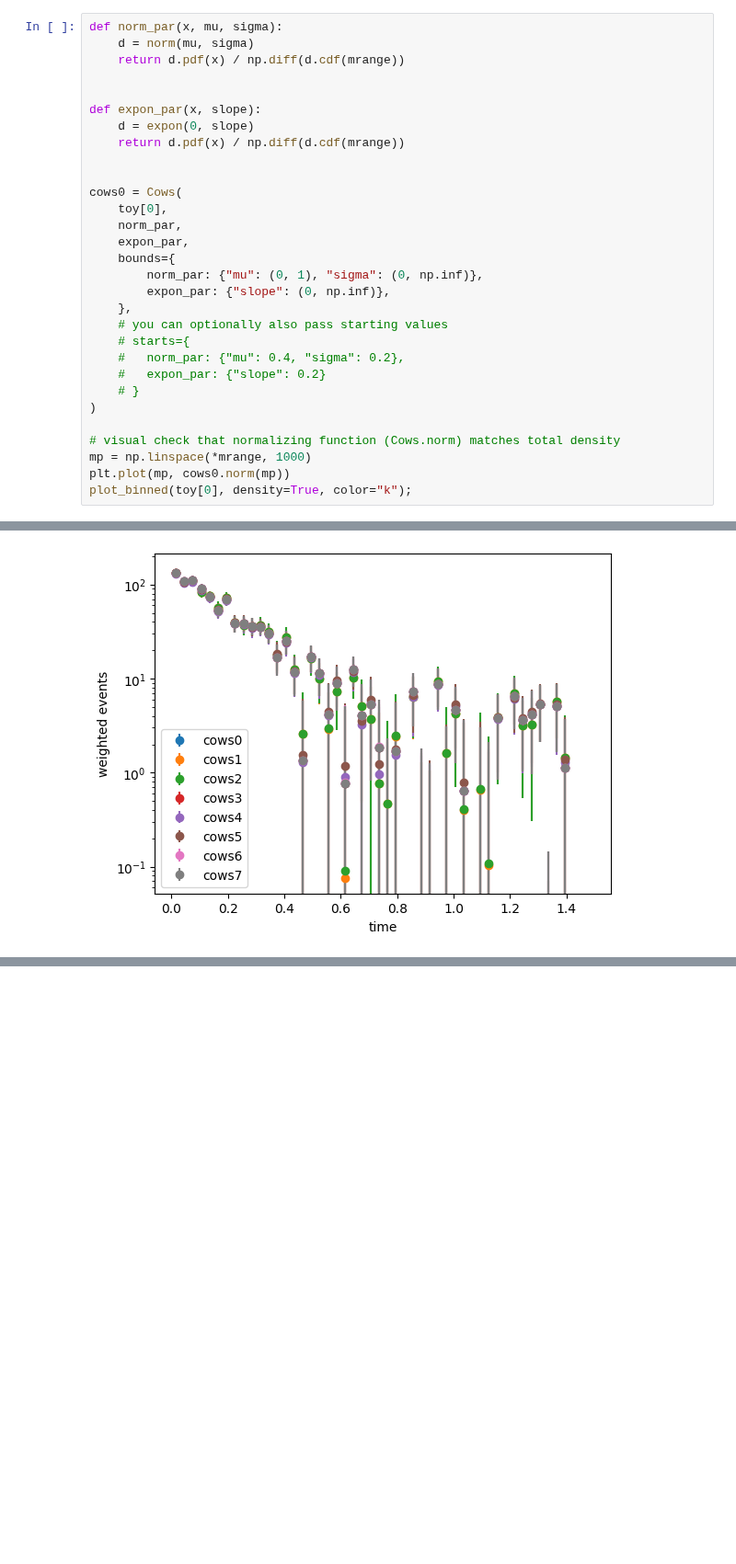
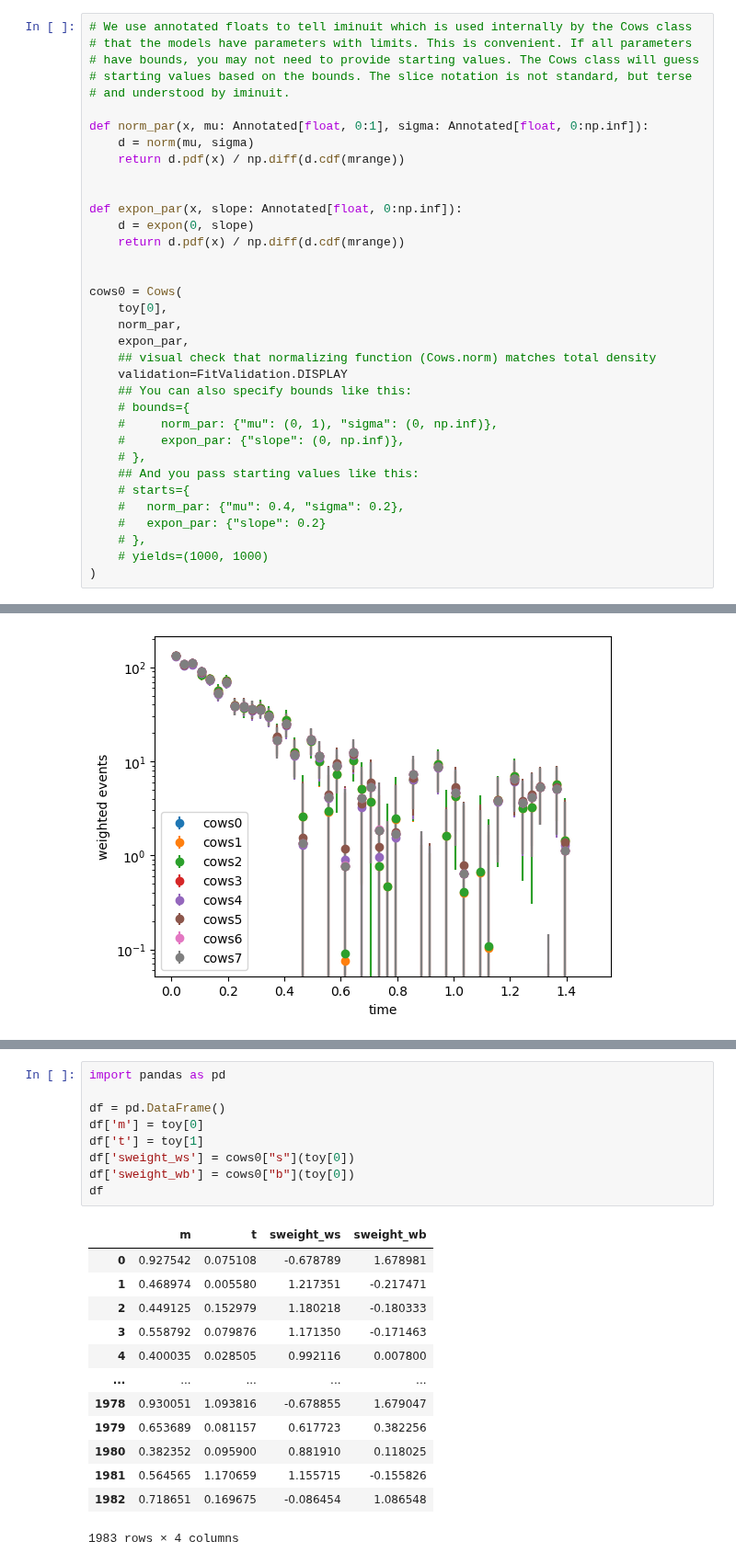
Before and after one commit to sweights/sweights, a Jupyter notebook: doc/notebooks/experimental_basic.ipynb, the cells around one changed output, grey strips where cells are left out. Shown at 92% size. Saved outputs shown, nothing was run; the diff lists cells and outputs as text; blank space fills up the shorter version.

Commit message:
add bootstrap tutorial and detailed validation options to experimental API

```diff
--- a/doc/notebooks/experimental_basic.ipynb
+++ b/doc/notebooks/experimental_basic.ipynb
@@ -138,12 +141,18 @@ You can compute sWeights fully automatically with the `Cows`. You only need to p
 
 To make the fit succeed you either need good starting values for the parameters, or reasonable bounds for each parameter. Otherwise, the fit will fail. Parameter bounds are specified with a dictionary. An error is emitted if the fit fails, and a warning is emitted if the goodness-of-fit test fails. Either way, it is recommended to plot the normalizing function `norm`, which is the total pdf constructed from the signal and background pdfs. It should match the data density.
 # %%
-def norm_par(x, mu, sigma):
+# We use annotated floats to tell iminuit which is used internally by the Cows class
+# that the models have parameters with limits. This is convenient. If all parameters
+# have bounds, you may not need to provide starting values. The Cows class will guess
+# starting values based on the bounds. The slice notation is not standard, but terse
+# and understood by iminuit.
+
+def norm_par(x, mu: Annotated[float, 0:1], sigma: Annotated[float, 0:np.inf]):
     d = norm(mu, sigma)
     return d.pdf(x) / np.diff(d.cdf(mrange))
 
 
-def expon_par(x, slope):
+def expon_par(x, slope: Annotated[float, 0:np.inf]):
     d = expon(0, slope)
     return d.pdf(x) / np.diff(d.cdf(mrange))
 
@@ -152,19 +161,18 @@ cows0 = Cows(
     toy[0],
     norm_par,
     expon_par,
-    bounds={
-        norm_par: {"mu": (0, 1), "sigma": (0, np.inf)},
-        expon_par: {"slope": (0, np.inf)},
-    },
-    # you can optionally also pass starting values
+    ## visual check that normalizing function (Cows.norm) matches total density
+    validation=FitValidation.DISPLAY
+    ## You can also specify bounds like this:
+    # bounds={
+    #     norm_par: {"mu": (0, 1), "sigma": (0, np.inf)},
+    #     expon_par: {"slope": (0, np.inf)},
+    # },
+    ## And you pass starting values like this:
     # starts={
     #   norm_par: {"mu": 0.4, "sigma": 0.2},
     #   expon_par: {"slope": 0.2}
-    # }
+    # },
+    # yields=(1000, 1000)
 )
-
-# visual check that normalizing function (Cows.norm) matches total density
-mp = np.linspace(*mrange, 1000)
-plt.plot(mp, cows0.norm(mp))
-plot_binned(toy[0], density=True, color="k");
 # %% [output]
@@ -316,0 +433,23 @@ plt.semilogy();
+# %%
+import pandas as pd
+
+df = pd.DataFrame()
+df['m'] = toy[0]
+df['t'] = toy[1]
+df['sweight_ws'] = cows0["s"](toy[0])
+df['sweight_wb'] = cows0["b"](toy[0])
+df
+# %% [output]
+|  | m | t | sweight_ws | sweight_wb |
+| 0 | 0.927542 | 0.075108 | -0.678789 | 1.678981 |
+| 1 | 0.468974 | 0.005580 | 1.217351 | -0.217471 |
+| 2 | 0.449125 | 0.152979 | 1.180218 | -0.180333 |
+| 3 | 0.558792 | 0.079876 | 1.171350 | -0.171463 |
+| 4 | 0.400035 | 0.028505 | 0.992116 | 0.007800 |
+| ... | ... | ... | ... | ... |
+| 1978 | 0.930051 | 1.093816 | -0.678855 | 1.679047 |
+| 1979 | 0.653689 | 0.081157 | 0.617723 | 0.382256 |
+| 1980 | 0.382352 | 0.095900 | 0.881910 | 0.118025 |
+| 1981 | 0.564565 | 1.170659 | 1.155715 | -0.155826 |
+| 1982 | 0.718651 | 0.169675 | -0.086454 | 1.086548 |
+1983 rows × 4 columns
```
Also changed, not shown: parts of 12 cells of this notebook, 5 other files.
